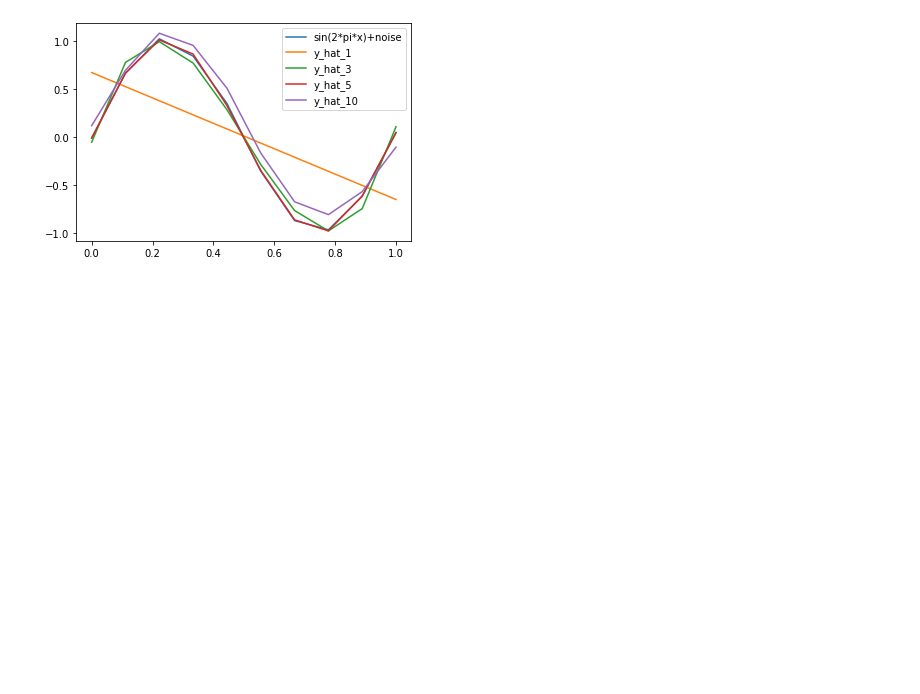
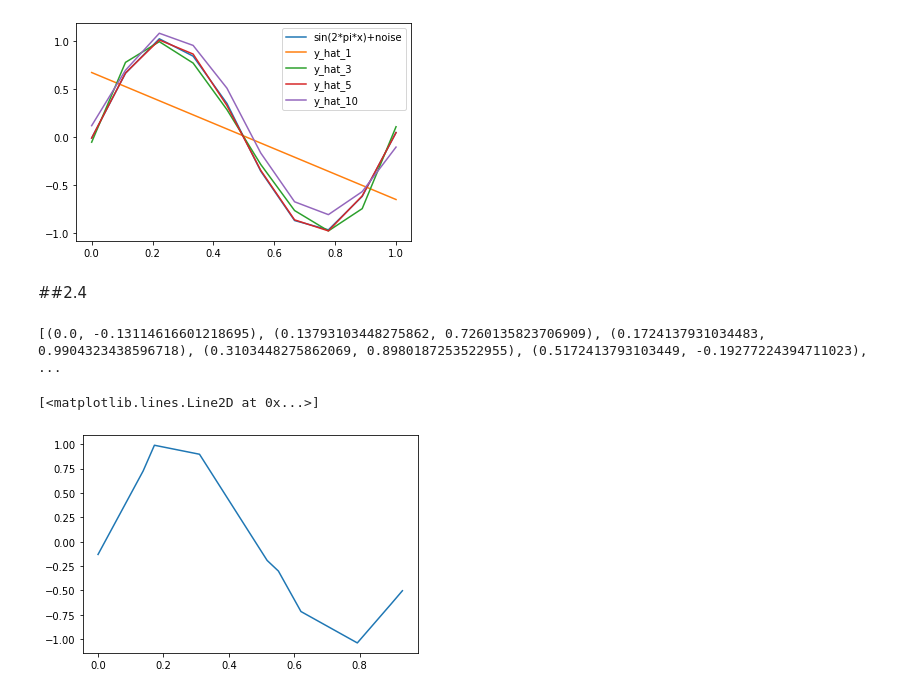
Before and after one commit to NitCoh/NLPAss1, a Jupyter notebook: part1.ipynb, the cells around one changed output. Saved outputs shown, nothing was run; the diff lists cells and outputs as text; code cells hidden in the pictures; blank space fills up the shorter version.

```diff
--- a/part1.ipynb
+++ b/part1.ipynb
@@ -646,3 +646,34 @@ plt.legend(['sin(2*pi*x)+noise','y_hat_1','y_hat_3','y_hat_5','y_hat_10'])
 # %% [output]
 <matplotlib.legend.Legend at 0x...>
 [figure]
+# %% [markdown]
+##2.4
+# %%
+def generateDataset3(N,f,sigma):
+  from math import ceil,floor
+  mu = 0.0
+  vf = np.vectorize(f)
+  x = np.linspace(0,1,num=N*3)
+
+  noise = np.random.normal(loc=mu,scale=sigma,size=N*3)
+  t = vf(x) + noise
+  pairs = list(zip(x,t))
+  #print(list(zip(x,t)))
+  np.random.shuffle(pairs)
+  #print(pairs)
+  def sort_by_x(lst):
+    return sorted(lst,key=lambda x : x[0])
+  train = sort_by_x(pairs[0:N])
+  valid = sort_by_x(pairs[N:2*N])
+  test = sort_by_x(pairs[2*N:])
+  return train,valid,test
+# %%
+a,b,c = generateDataset3(10,f,0.1)
+print(a)
+a_x = [x for x,_ in a]
+a_y = [y for _,y in a]
+plt.plot(a_x,a_y)
+# %% [output]
+[(0.0, -0.13114616601218695), (0.13793103448275862, 0.7260135823706909), (0.1724137931034483, 0.9904323438596718), (0.3103448275862069, 0.8980187253522955), (0.5172413793103449, -0.19277224394711023), ...
+[<matplotlib.lines.Line2D at 0x...>]
+[figure, added]
```
Also changed, not shown: parts of 4 cells of this notebook.
